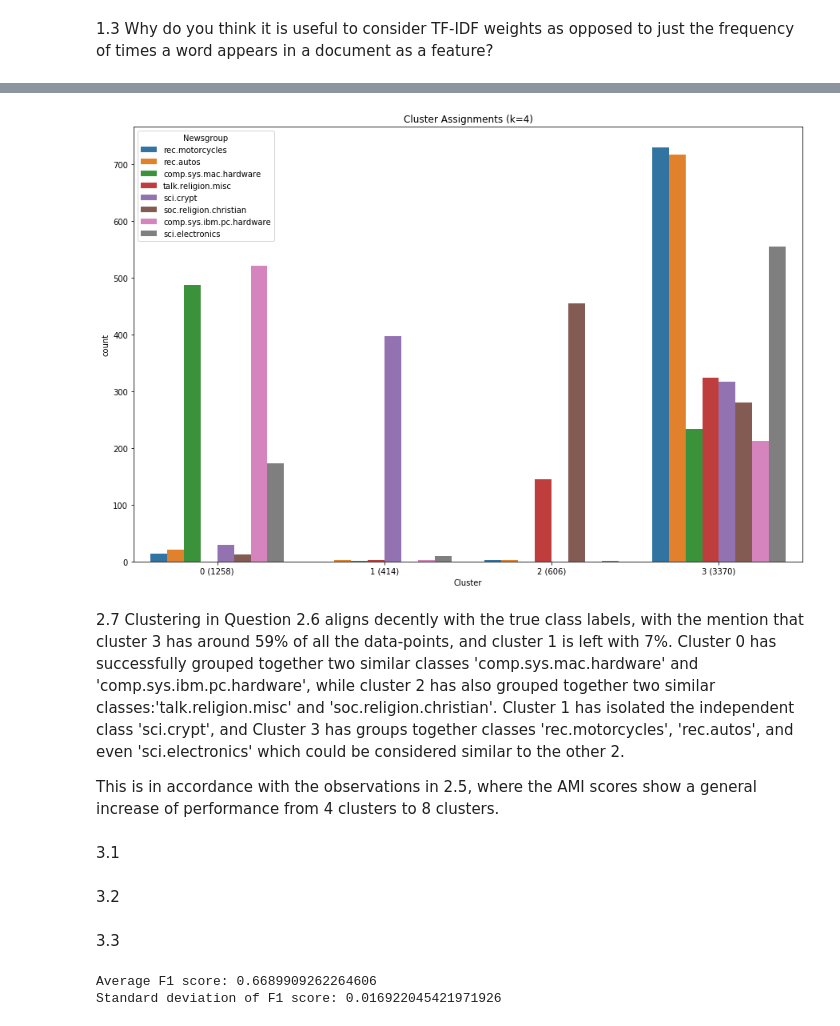
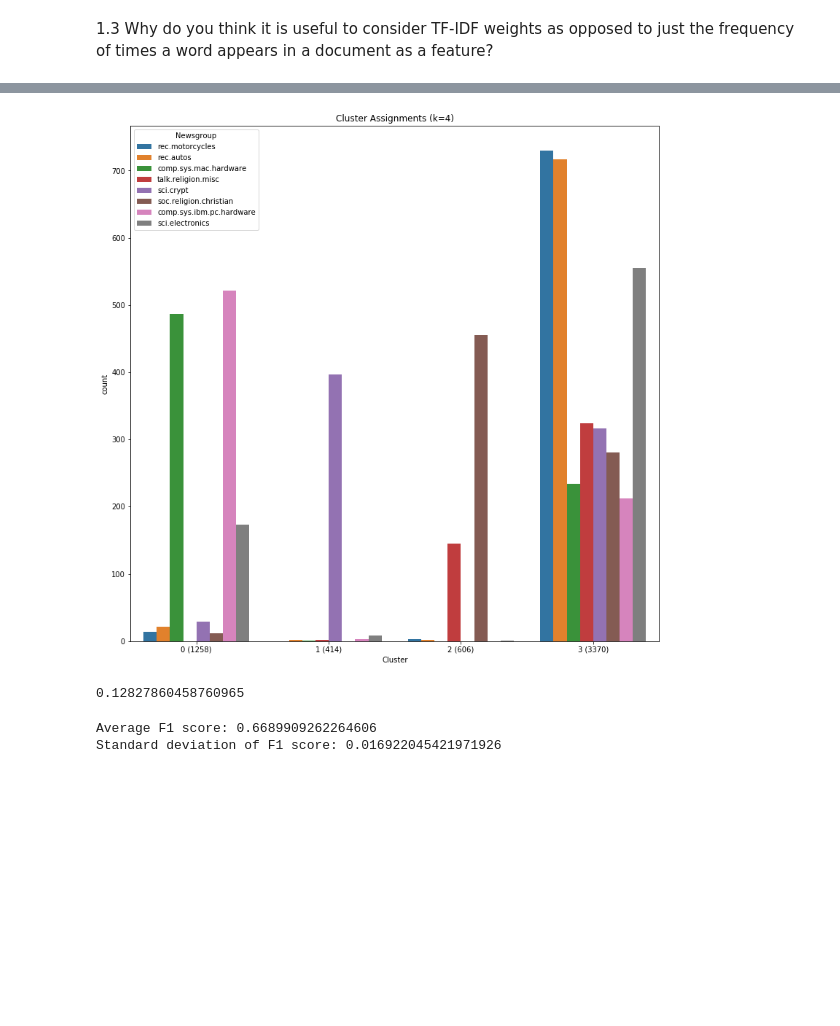
Before and after one commit to amariucaitheodor/introductory-applied-machine-learning, a Jupyter notebook: Assignment 2.ipynb, the cells around one changed output, grey strips where cells are left out. Cells and saved outputs as stored; diff of their text form; code cells hidden in the pictures; blank space fills up the shorter version.

```diff
--- a/Assignment 2.ipynb
+++ b/Assignment 2.ipynb
@@ -15,11 +16,11 @@ data_path_train = os.path.join(os.getcwd(),'Data', 'PartA', '20ng_train.csv')
 data_path_test = os.path.join(os.getcwd(), 'Data', 'PartA', '20ng_test.csv')
 data_path_labels = os.path.join(os.getcwd(), 'Data', 'PartA', '20ng_labels.csv')
 
-ng_train = pd.read_csv(data_path_train, delimiter = ',', compression ='bz2')
+ng_train = pd.read_csv(data_path_train, delimiter = ',', header=[0], compression ='bz2')
 X_train = ng_train.drop('class', axis = 1)
 y_train = ng_train['class']
 
-ng_test = pd.read_csv(data_path_test, delimiter = ',', compression ='bz2')
+ng_test = pd.read_csv(data_path_test, delimiter = ',', header=[0], compression ='bz2')
 X_test = ng_test.drop('class', axis = 1)
 y_test = ng_test['class']
 
@@ -114,28 +88,23 @@ y4 = kmeans4.predict(X_train)
 # %%
 # 2.6
 y_train_labels = list(map(lambda x: ng_labels.iloc[x].iloc[0], y_train))
 assignments = pd.DataFrame(list(zip(y4, y_train_labels)), columns = ['Cluster', 'Newsgroup'])
-plt.figure(figsize=(15,10))
+plt.figure(figsize=(13,13))
 ax = sns.countplot(data=assignments, x='Cluster', hue='Newsgroup')
 
-#count = assignments.groupby(['Cluster']).count()
-#print(count)
 ax.set_xticklabels(['0 (1258)','1 (414)','2 (606)','3 (3370)'])
 
 plt.title('Cluster Assignments (k=4)')
 plt.show()
 # %% [output]
-[figure, old version]
+[figure, new version]
-# %% [markdown]
-2.7 Clustering in Question 2.6 aligns decently with the true class labels, with the mention that cluster 3 has around 59% of all the data-points, and cluster 1 is left with 7%. Cluster 0 has successfully grouped together two similar classes 'comp.sys.mac.hardware' and 'comp.sys.ibm.pc.hardware', while cluster 2 has also grouped together two similar classes:'talk.religion.misc' and 'soc.religion.christian'. Cluster 1 has isolated the independent class 'sci.crypt', and Cluster 3 has groups together classes 'rec.motorcycles', 'rec.autos', and even 'sci.electronics' which could be considered similar to the other 2.
-
-This is in accordance with the observations in 2.5, where the AMI scores show a general increase of performance from 4 clusters to 8 clusters.
-# %% [markdown]
-3.1
-# %% [markdown]
-3.2
-# %% [markdown]
-3.3
+# %%
+# 3.2
+dummy = DummyClassifier(strategy='stratified', random_state=0).fit(X_train, y_train)
+predictions = dummy.predict(X_test)
+f1_score(predictions, y_test, average='macro')
+# %% [output]
+0.12827860458760965
 # %%
 # 3.4
 skf = StratifiedKFold(n_splits=10, shuffle=True, random_state=0)
```
Also changed, not shown: parts of 23 cells of this notebook, 16 other files.
